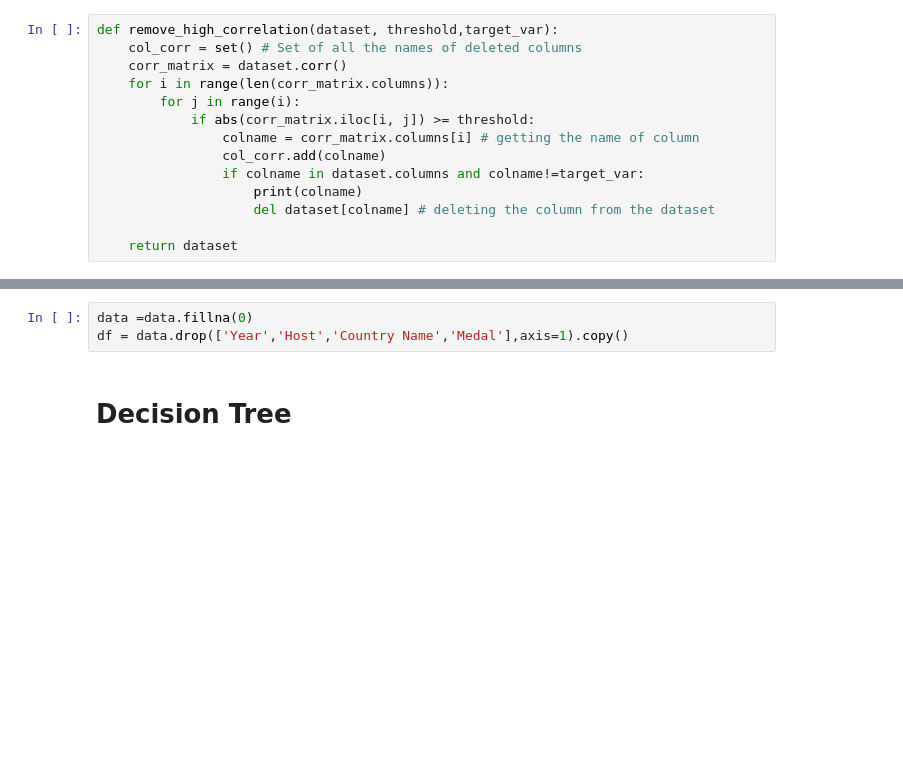
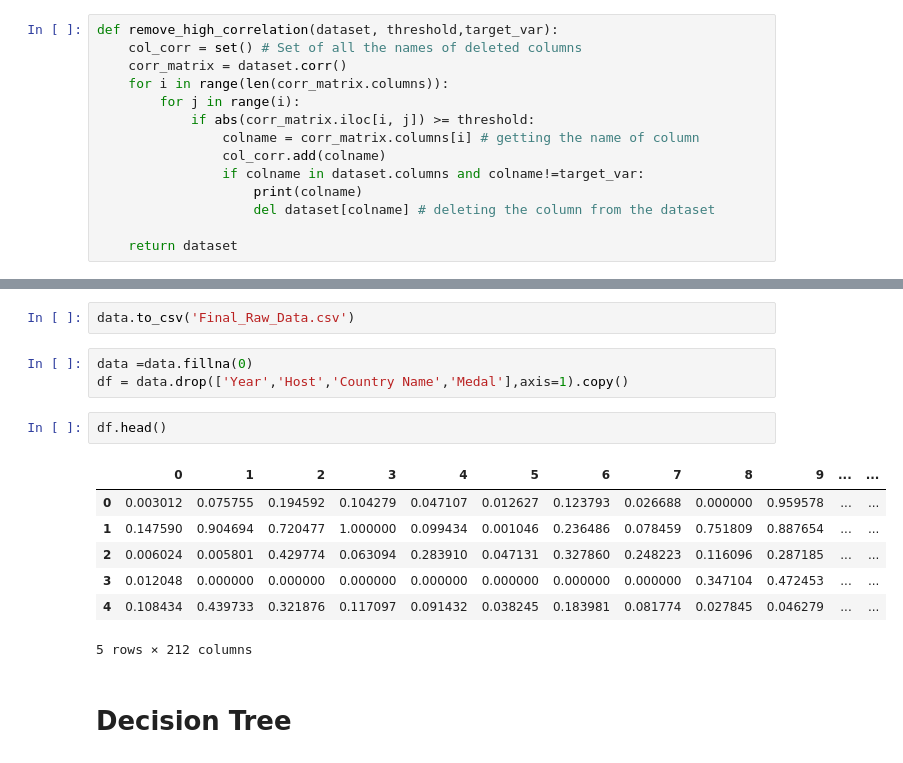
Before and after one commit to guptasoumya/Olympic-Medal-Predictions, a Jupyter notebook: Olympic medal prediction.ipynb, the cells around one changed output, grey strips where cells are left out. Saved outputs shown, nothing was run; the diff lists cells and outputs as text; blank space fills up the shorter version.

```diff
--- a/Olympic medal prediction.ipynb
+++ b/Olympic medal prediction.ipynb
@@ -366,6 +358,18 @@ data.head()
+# %%
+data.to_csv('Final_Raw_Data.csv')
 # %%
 data =data.fillna(0)
 df = data.drop(['Year','Host','Country Name','Medal'],axis=1).copy()
+# %%
+df.head()
+# %% [output]
+|  | 0 | 1 | 2 | 3 | 4 | 5 | 6 | 7 | 8 | 9 | ... | ... |
+| 0 | 0.003012 | 0.075755 | 0.194592 | 0.104279 | 0.047107 | 0.012627 | 0.123793 | 0.026688 | 0.000000 | 0.959578 | ... | ... |
+| 1 | 0.147590 | 0.904694 | 0.720477 | 1.000000 | 0.099434 | 0.001046 | 0.236486 | 0.078459 | 0.751809 | 0.887654 | ... | ... |
+| 2 | 0.006024 | 0.005801 | 0.429774 | 0.063094 | 0.283910 | 0.047131 | 0.327860 | 0.248223 | 0.116096 | 0.287185 | ... | ... |
+| 3 | 0.012048 | 0.000000 | 0.000000 | 0.000000 | 0.000000 | 0.000000 | 0.000000 | 0.000000 | 0.347104 | 0.472453 | ... | ... |
+| 4 | 0.108434 | 0.439733 | 0.321876 | 0.117097 | 0.091432 | 0.038245 | 0.183981 | 0.081774 | 0.027845 | 0.046279 | ... | ... |
+5 rows × 212 columns
 # %% [markdown]
 # Decision Tree
 # %%
```
Also changed, not shown: parts of 10 cells of this notebook, 4 other files.
